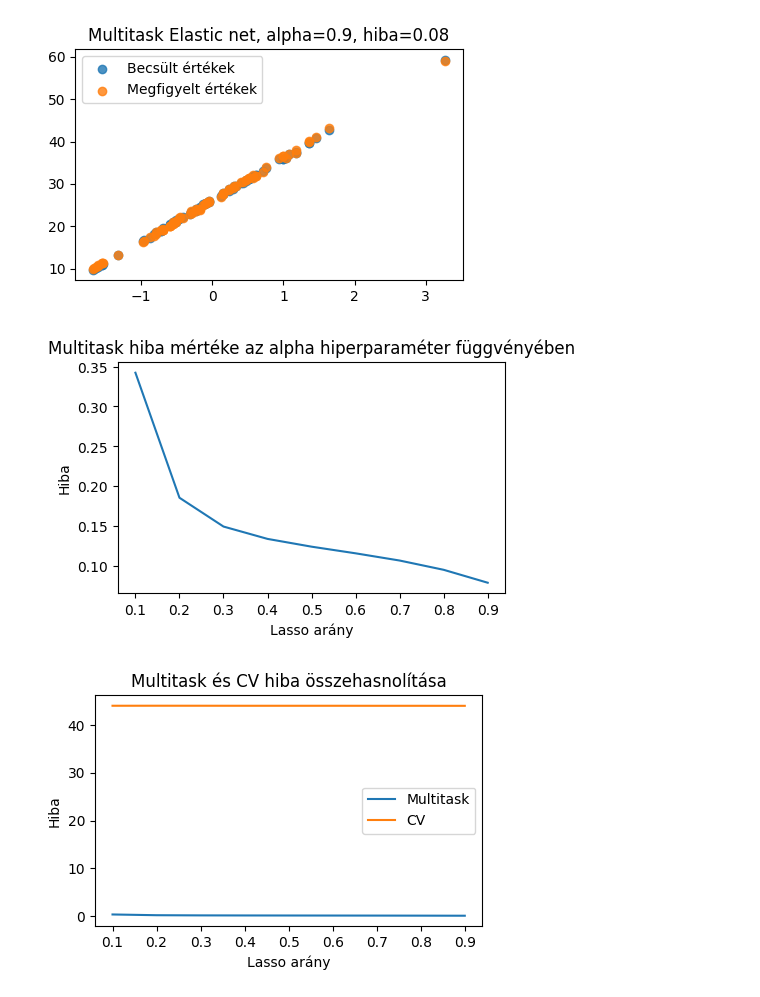
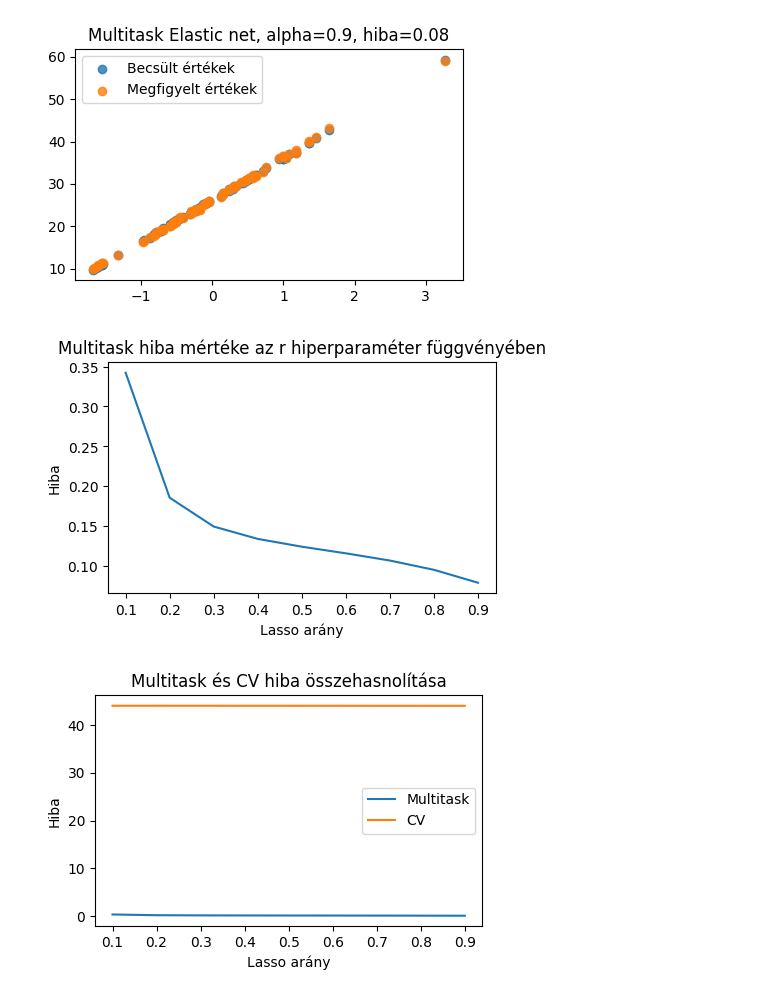
Before and after one commit to basictask/Elemzesmodszertan, a Jupyter notebook: 3_regularization/code/3_regularization.ipynb, the cells around one changed output. Saved outputs shown, nothing was run; the diff lists cells and outputs as text; code cells hidden in the pictures.

```diff
--- a/3_regularization/code/3_regularization.ipynb
+++ b/3_regularization/code/3_regularization.ipynb
@@ -231,18 +231,18 @@ x_test méret
 # %%
 errorlog = {}
 for i in range(1, 10, 1):
-    alpha = i/10
-    model = ElasticNetCV(l1_ratio=alpha, fit_intercept=True)
+    r = i/10
+    model = ElasticNetCV(l1_ratio=r, fit_intercept=True)
 
     model.fit(X_train, y_train)
 
     y_pred =  model.predict(np.array(X_val).reshape(-1,1))
 
-    errorlog[alpha] = mean_squared_error(y_val, y_pred)
+    errorlog[r] = mean_squared_error(y_val, y_pred)
 
     fig, ax = plt.subplots(figsize=(5, 3))
 
-    ax.set_title("Elastic net, alpha="+str(alpha)+", hiba="+str(errorlog[alpha]))
+    ax.set_title("Elastic net, r="+str(r)+", hiba="+str(errorlog[r]))
 
     ax.scatter(X_val[:,0], y_pred, alpha=0.8, label='Becsült értékek')
     ax.scatter(X_val[:,0], y_val, alpha=0.8, label='Megfigyelt értékek')
@@ -333,17 +333,17 @@ x_test méret
 # MultitaskElasticNet futtatása, hiba követése
 errorlog_multi = {}
 for i in range(1, 10, 1):
-    alpha = i/10
-    model = MultiTaskElasticNetCV(l1_ratio=alpha, fit_intercept=True)
+    r = i/10
+    model = MultiTaskElasticNetCV(l1_ratio=r, fit_intercept=True)
 
     model.fit(X_train, y_train)
 
     y_pred =  model.predict(X_val)
 
-    errorlog_multi[alpha] = mean_squared_error(y_val, y_pred)
+    errorlog_multi[r] = mean_squared_error(y_val, y_pred)
 
     fig, ax = plt.subplots(figsize=(5, 3))
-    ax.set_title(f"Multitask Elastic net, alpha={alpha}, hiba={round(errorlog_multi[alpha], 2)}")
+    ax.set_title(f"Multitask Elastic net, alpha={r}, hiba={round(errorlog_multi[r], 2)}")
     ax.scatter(X_val[:,0], y_pred, alpha=0.8, label='Becsült értékek')
     ax.scatter(X_val[:,0], y_val, alpha=0.8, label='Megfigyelt értékek')
 
@@ -361,13 +361,13 @@ for i in range(1, 10, 1):
 [figure]
 # %%
 plt.figure(figsize=(5, 3))
-plt.title("Multitask hiba mértéke az alpha hiperparaméter függvényében")
+plt.title("Multitask hiba mértéke az r hiperparaméter függvényében")
 plt.xlabel("Lasso arány")
 plt.ylabel("Hiba")
 plt.plot(errorlog_multi.keys(), errorlog_multi.values())
 plt.show()
 # %% [output]
-[figure, old version]
+[figure, new version]
 # %%
 plt.figure(figsize=(5, 3))
 plt.title("Multitask és CV hiba összehasnolítása")
```
Also changed, not shown: parts of 2 cells of this notebook.
